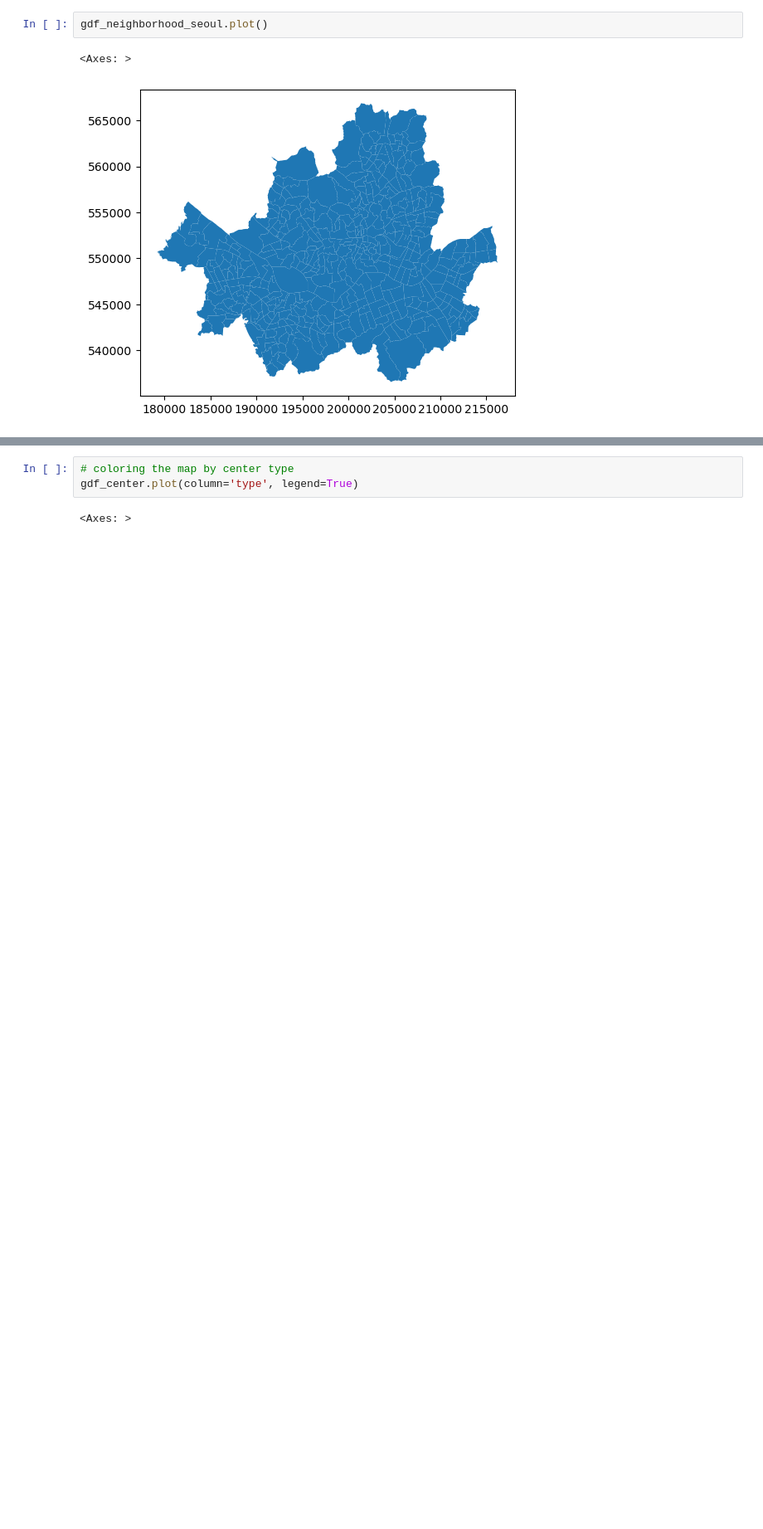
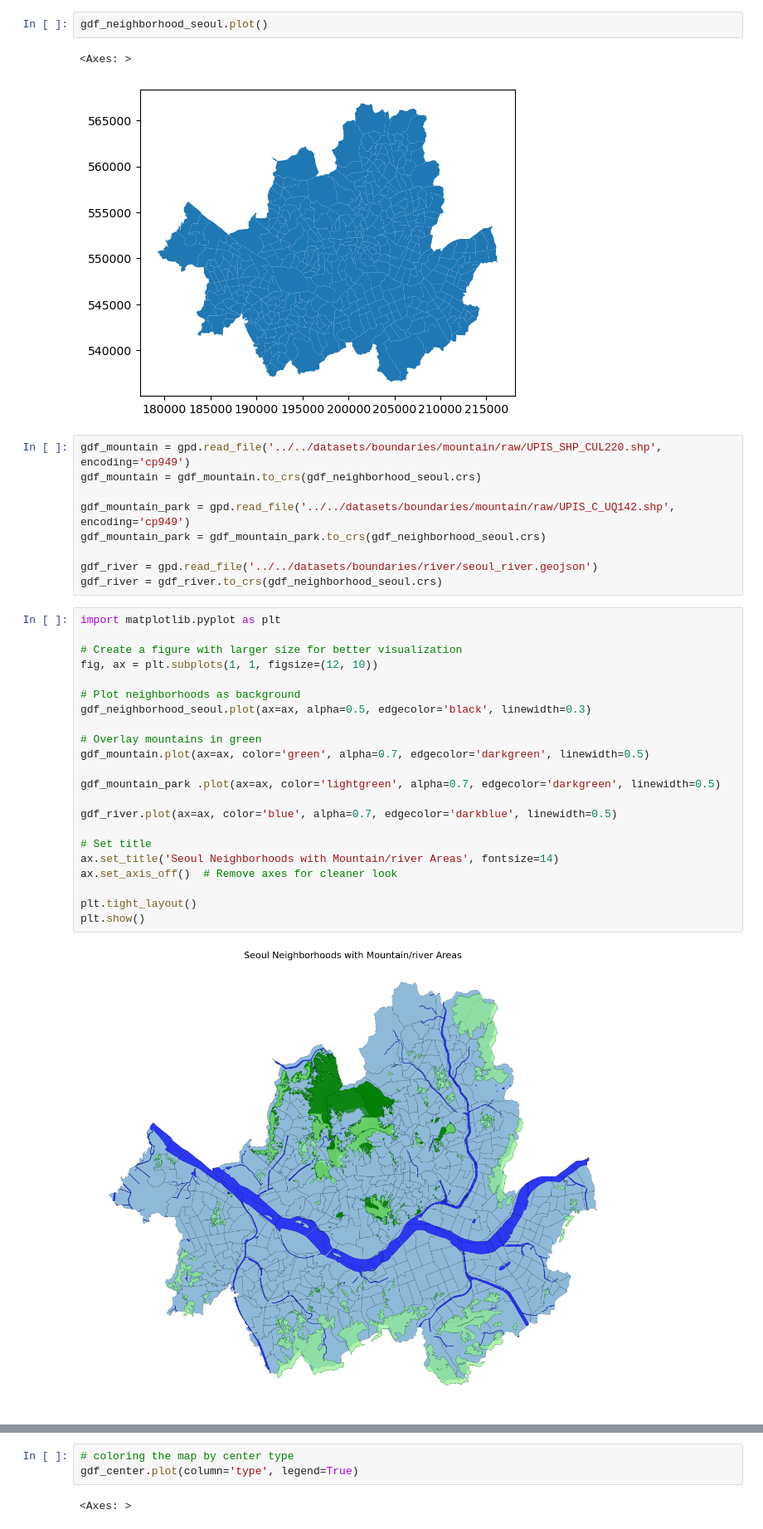
Before and after one commit to Aete/topology-movement-mapping, a Jupyter notebook: notebooks/data_processing/map_center_to_neighborhood.ipynb, the cells around one changed output, grey strips where cells are left out. Shown at 83% size. Saved outputs shown, nothing was run; the diff lists cells and outputs as text; blank space fills up the shorter version.

```diff
--- a/notebooks/data_processing/map_center_to_neighborhood.ipynb
+++ b/notebooks/data_processing/map_center_to_neighborhood.ipynb
@@ -28,3 +28,36 @@ gdf_neighborhood_seoul.plot()
 # %% [output]
 <Axes: >
 [figure]
+# %%
+gdf_mountain = gpd.read_file('../../datasets/boundaries/mountain/raw/UPIS_SHP_CUL220.shp', encoding='cp949')
+gdf_mountain = gdf_mountain.to_crs(gdf_neighborhood_seoul.crs)
+
+gdf_mountain_park = gpd.read_file('../../datasets/boundaries/mountain/raw/UPIS_C_UQ142.shp', encoding='cp949')
+gdf_mountain_park = gdf_mountain_park.to_crs(gdf_neighborhood_seoul.crs)
+
+gdf_river = gpd.read_file('../../datasets/boundaries/river/seoul_river.geojson')
+gdf_river = gdf_river.to_crs(gdf_neighborhood_seoul.crs)
+# %%
+import matplotlib.pyplot as plt
+
+# Create a figure with larger size for better visualization
+fig, ax = plt.subplots(1, 1, figsize=(12, 10))
+
+# Plot neighborhoods as background
+gdf_neighborhood_seoul.plot(ax=ax, alpha=0.5, edgecolor='black', linewidth=0.3)
+
+# Overlay mountains in green
+gdf_mountain.plot(ax=ax, color='green', alpha=0.7, edgecolor='darkgreen', linewidth=0.5)
+
+gdf_mountain_park .plot(ax=ax, color='lightgreen', alpha=0.7, edgecolor='darkgreen', linewidth=0.5)
+
+gdf_river.plot(ax=ax, color='blue', alpha=0.7, edgecolor='darkblue', linewidth=0.5)
+
+# Set title
+ax.set_title('Seoul Neighborhoods with Mountain/river Areas', fontsize=14)
+ax.set_axis_off()  # Remove axes for cleaner look
+
+plt.tight_layout()
+plt.show()
+# %% [output]
+[figure, added]
```
Also changed, not shown: parts of 5 cells of this notebook, 14 other files.
